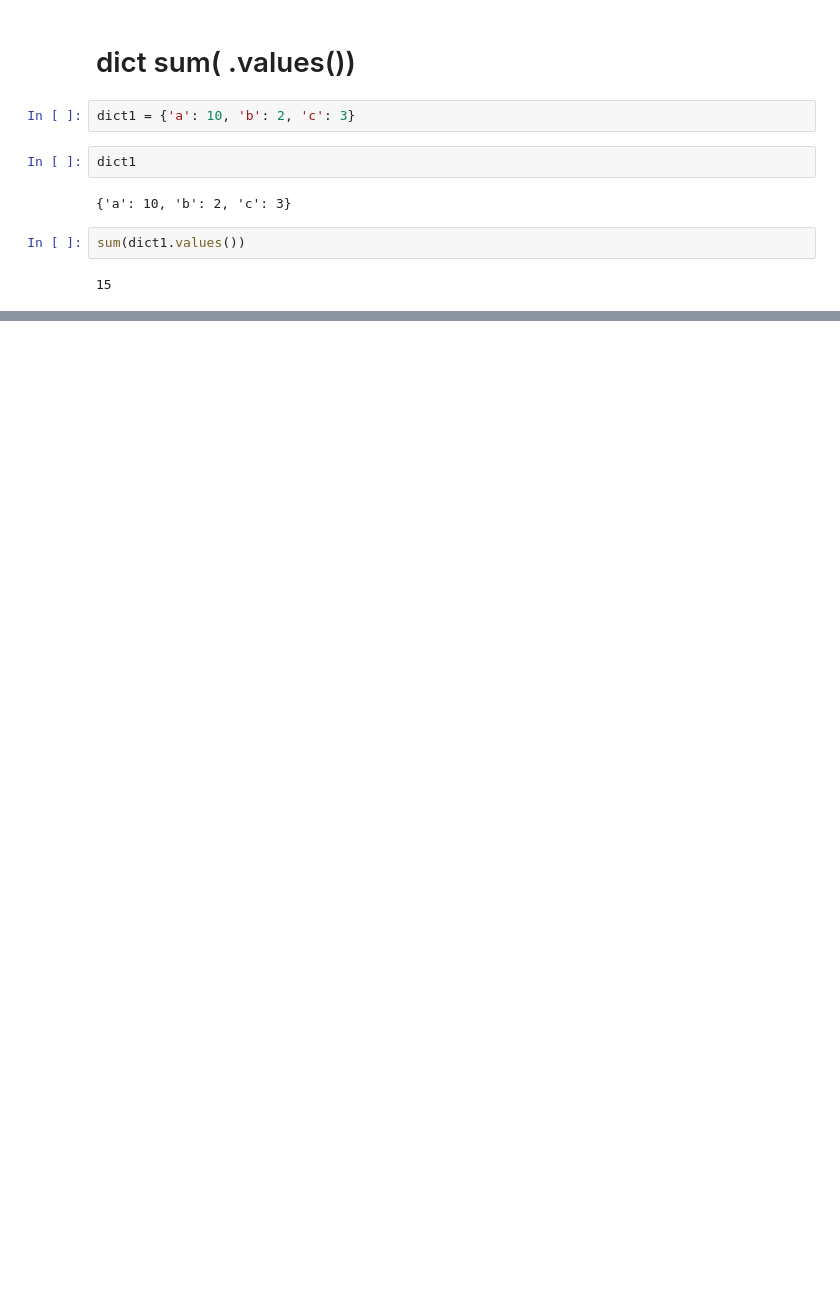
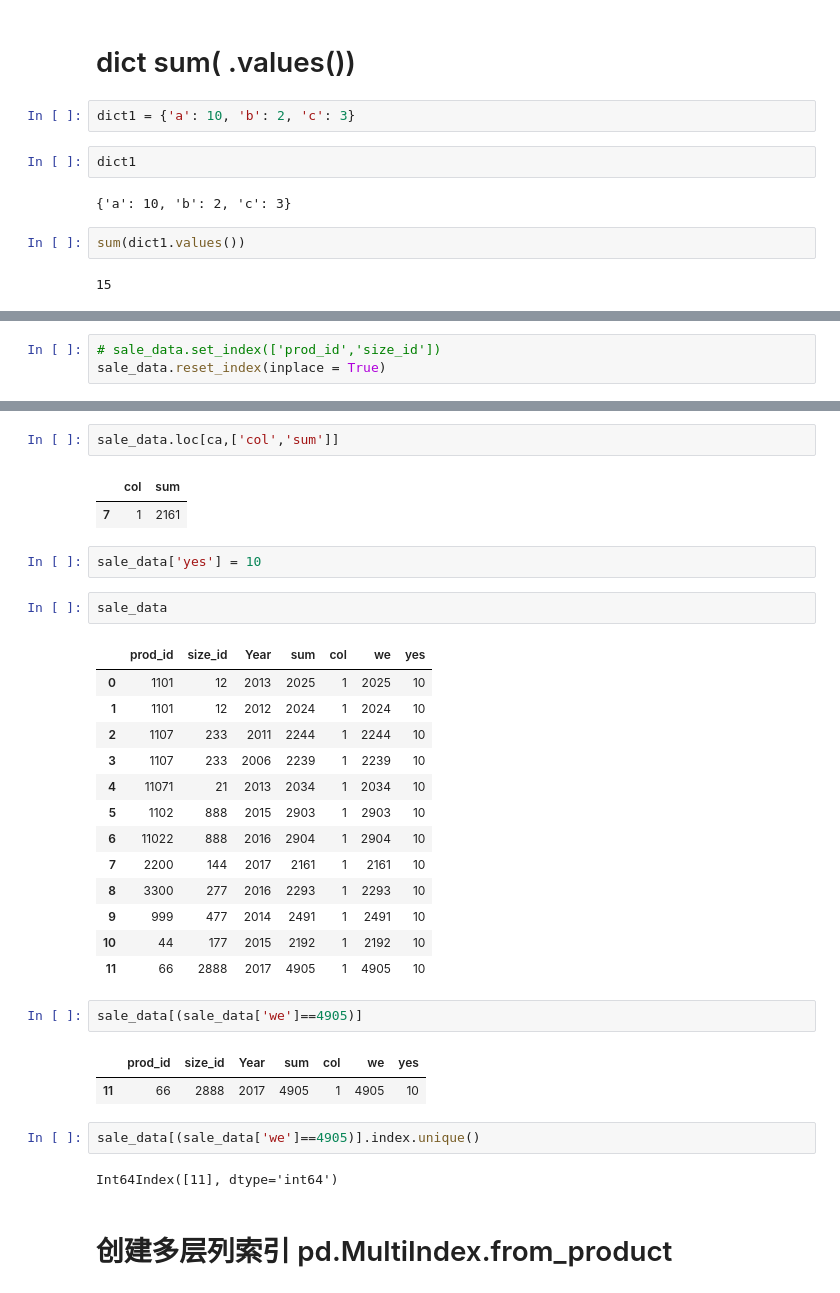
Before and after one commit to liujunnuist/readcode, a Jupyter notebook: learnPandas.ipynb, the cells around one changed output, grey strips where cells are left out. Cells and saved outputs as stored; diff of their text form; blank space fills up the shorter version.

```diff
--- a/learnPandas.ipynb
+++ b/learnPandas.ipynb
@@ -1759,0 +1879,3 @@ sum(dict1.values())
+# %%
+# sale_data.set_index(['prod_id','size_id'])
+sale_data.reset_index(inplace = True)
@@ -1759,0 +1916,34 @@ sum(dict1.values())
+# %%
+sale_data.loc[ca,['col','sum']]
+# %% [output]
+|  | col | sum |
+| 7 | 1 | 2161 |
+# %%
+sale_data['yes'] = 10
+# %%
+sale_data
+# %% [output]
+|  | prod_id | size_id | Year | sum | col | we | yes |
+| 0 | 1101 | 12 | 2013 | 2025 | 1 | 2025 | 10 |
+| 1 | 1101 | 12 | 2012 | 2024 | 1 | 2024 | 10 |
+| 2 | 1107 | 233 | 2011 | 2244 | 1 | 2244 | 10 |
+| 3 | 1107 | 233 | 2006 | 2239 | 1 | 2239 | 10 |
+| 4 | 11071 | 21 | 2013 | 2034 | 1 | 2034 | 10 |
+| 5 | 1102 | 888 | 2015 | 2903 | 1 | 2903 | 10 |
+| 6 | 11022 | 888 | 2016 | 2904 | 1 | 2904 | 10 |
+| 7 | 2200 | 144 | 2017 | 2161 | 1 | 2161 | 10 |
+| 8 | 3300 | 277 | 2016 | 2293 | 1 | 2293 | 10 |
+| 9 | 999 | 477 | 2014 | 2491 | 1 | 2491 | 10 |
+| 10 | 44 | 177 | 2015 | 2192 | 1 | 2192 | 10 |
+| 11 | 66 | 2888 | 2017 | 4905 | 1 | 4905 | 10 |
+# %%
+sale_data[(sale_data['we']==4905)]
+# %% [output]
+|  | prod_id | size_id | Year | sum | col | we | yes |
+| 11 | 66 | 2888 | 2017 | 4905 | 1 | 4905 | 10 |
+# %%
+sale_data[(sale_data['we']==4905)].index.unique()
+# %% [output]
+Int64Index([11], dtype='int64')
+# %% [markdown]
+# 创建多层列索引 pd.MultiIndex.from_product
```
Also changed, not shown: parts of 77 cells of this notebook, 1 other file.
